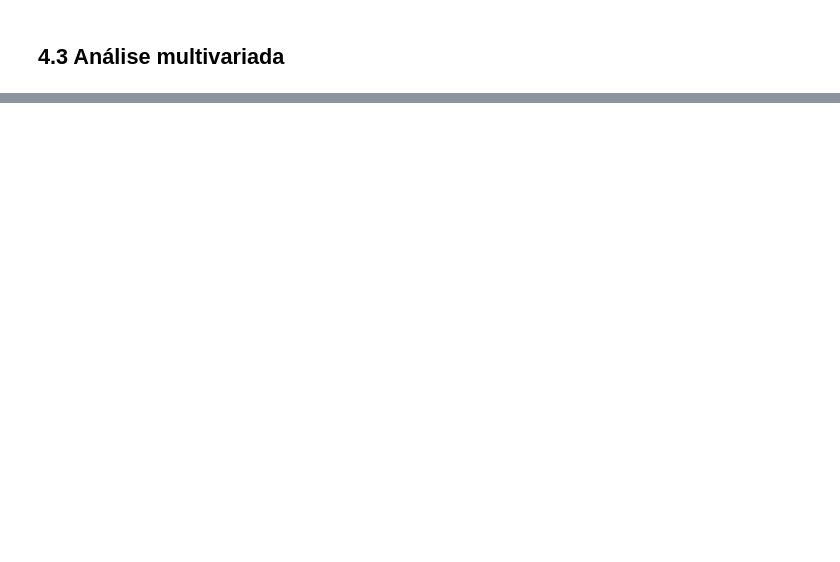
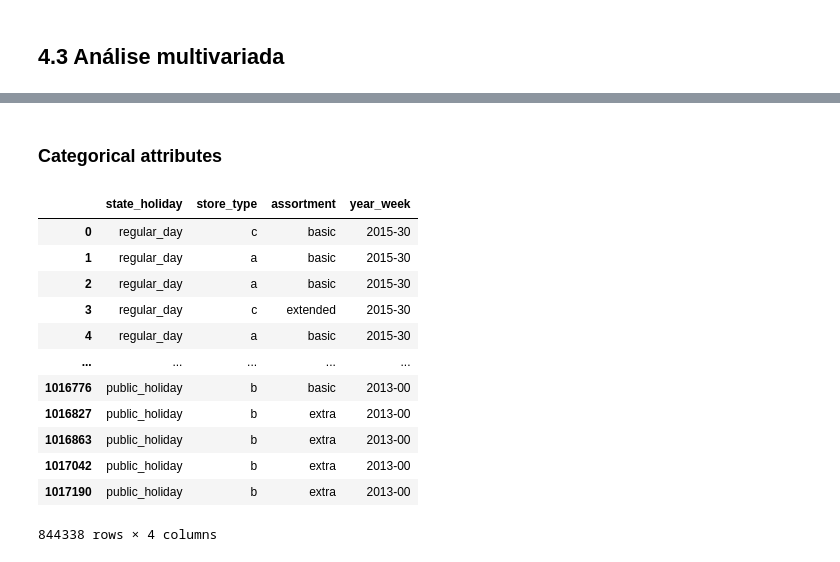
Before and after one commit to PedroPauloMR/ds_em_producao, a Jupyter notebook: main.ipynb, the cells around one changed output, grey strips where cells are left out. Cells and saved outputs as stored; diff of their text form; code cells hidden in the pictures; blank space fills up the shorter version.

```diff
--- a/main.ipynb
+++ b/main.ipynb
@@ -692,0 +758,19 @@ sns.barplot(x = 'month', y = 'sales',hue = 'school_holiday',data = aux2, ax = ax
+# %% [markdown]
+### Categorical attributes
+# %%
+a = df1.select_dtypes(include = 'object')
+a
+# %% [output]
+|  | state_holiday | store_type | assortment | year_week |
+| 0 | regular_day | c | basic | 2015-30 |
+| 1 | regular_day | a | basic | 2015-30 |
+| 2 | regular_day | a | basic | 2015-30 |
+| 3 | regular_day | c | extended | 2015-30 |
+| 4 | regular_day | a | basic | 2015-30 |
+| ... | ... | ... | ... | ... |
+| 1016776 | public_holiday | b | basic | 2013-00 |
+| 1016827 | public_holiday | b | extra | 2013-00 |
+| 1016863 | public_holiday | b | extra | 2013-00 |
+| 1017042 | public_holiday | b | extra | 2013-00 |
+| 1017190 | public_holiday | b | extra | 2013-00 |
+844338 rows × 4 columns
```
Also changed, not shown: parts of 18 cells of this notebook.
